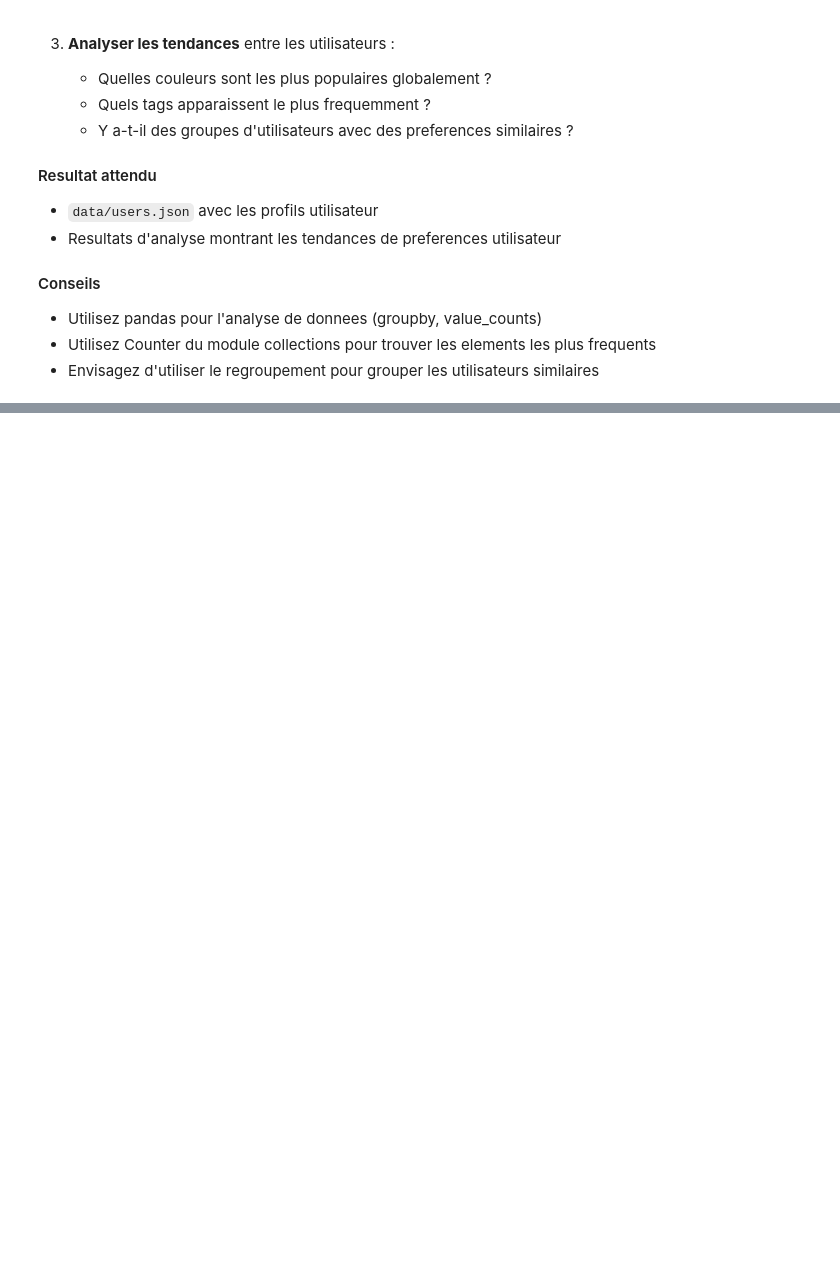
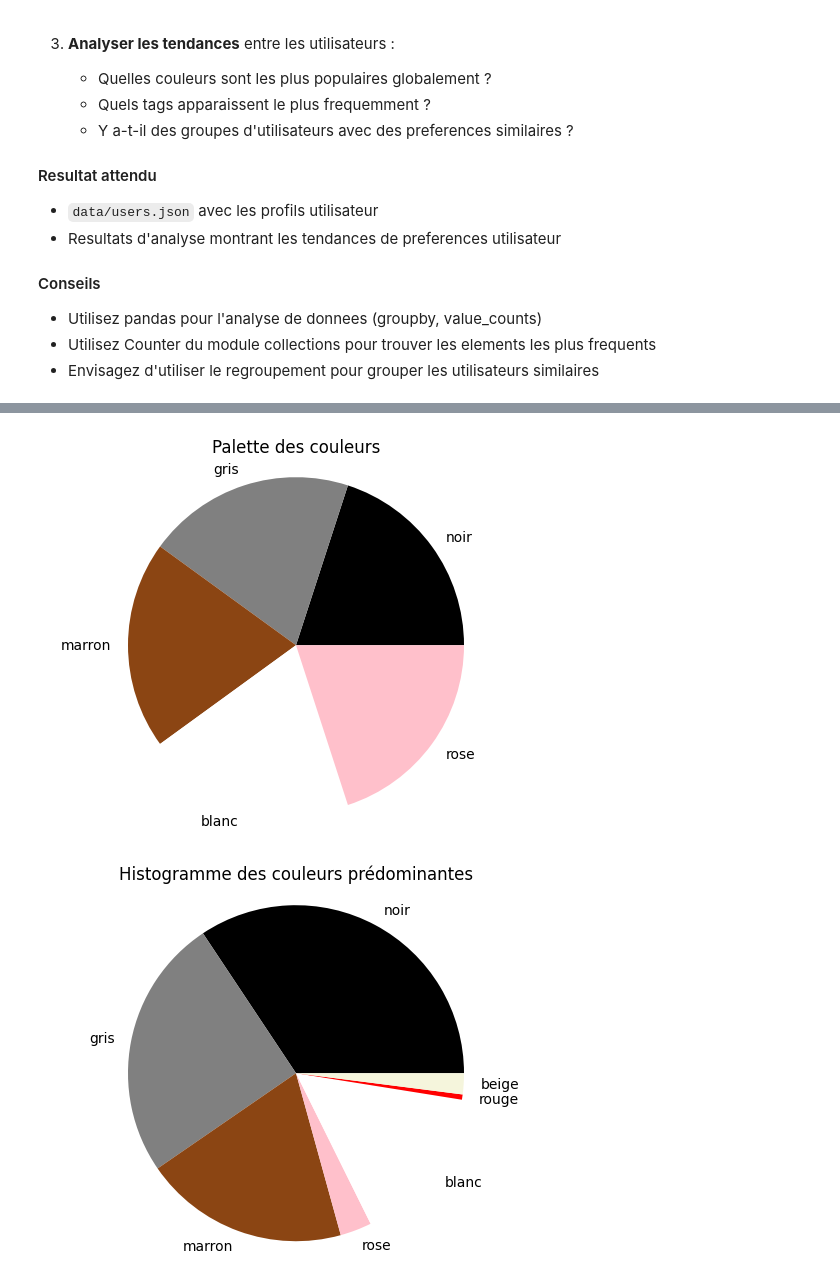
Before and after one commit to Toinoux38/I8PDF, a Jupyter notebook: projet.ipynb, the cells around one changed output, grey strips where cells are left out. Drawn from its saved outputs; the diff is of its cells as text; code cells hidden in the pictures; blank space fills up the shorter version.

```diff
--- a/projet.ipynb
+++ b/projet.ipynb
@@ -784,0 +932,56 @@ summary_df
+# %%
+from collections import Counter
+
+name_to_color = {
+        "rouge": (255, 0, 0),
+        "vert": (0, 255, 0),
+        "bleu": (0, 0, 255),
+        "jaune": (255, 255, 0),
+        "orange": (255, 165, 0),
+        "violet": (128, 0, 128),
+        "rose": (255, 192, 203),
+        "marron": (139, 69, 19),
+        "noir": (0, 0, 0),
+        "blanc": (255, 255, 255),
+        "gris": (128, 128, 128),
+        "beige": (245, 245, 220),
+        "cyan": (0, 255, 255),
+    }
+
+dataframe_color = dataframe_AI[["dominant_colors", "id"]]
+dataframe_color["dominant_colors"][0][0]
+list_color = []
+for color in dataframe_color["dominant_colors"]:
+    list_color += color
+
+# Création des couleurs
+colors_hex = []
+colors = []
+count = []
+
+for x, y in Counter(list_color).items():
+    colors.append(x)
+    count.append(y)
+    colors_hex.append(
+        "#%02x%02x%02x" % name_to_color[x]
+    )
+
+palette_color = [x for _,x in sorted(zip(count, colors), reverse=True)][0:5]
+palette_colors_hex = [("#%02x%02x%02x" % name_to_color[x]) for x in palette_color]
+
+# Plot palette
+plot.pie([1,1,1,1,1], labels=palette_color, colors=palette_colors_hex)
+
+plot.title("Palette des couleurs")
+plot.axis('equal')
+plot.show()
+
+# Plot histogramme
+plot.pie(count, labels=colors, colors=colors_hex)
+
+plot.title("Histogramme des couleurs prédominantes")
+plot.axis('equal')
+plot.show()
+# %% [output]
+[figure, added]
+[figure, added]
```
Also changed, not shown: parts of 14 cells of this notebook.
